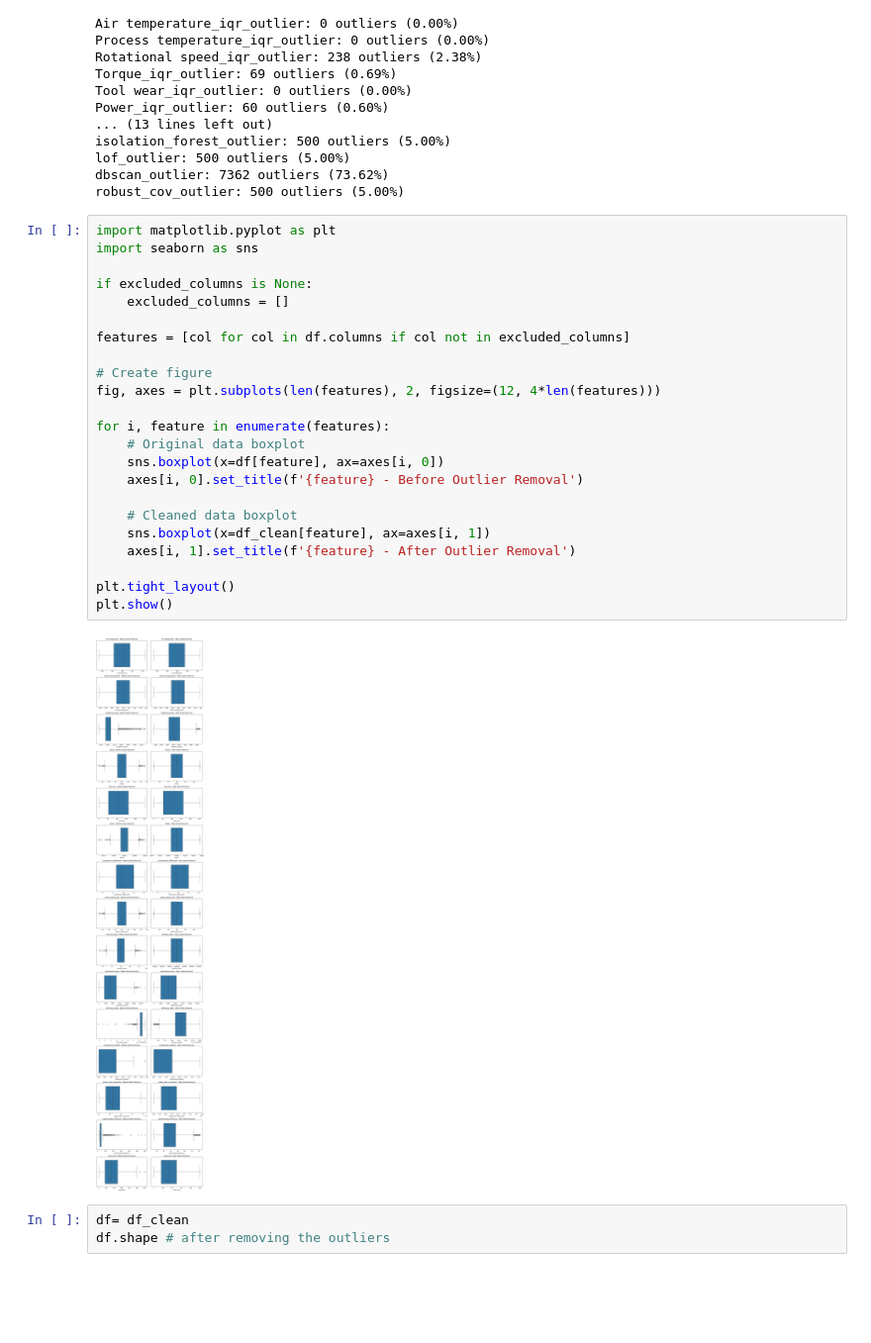
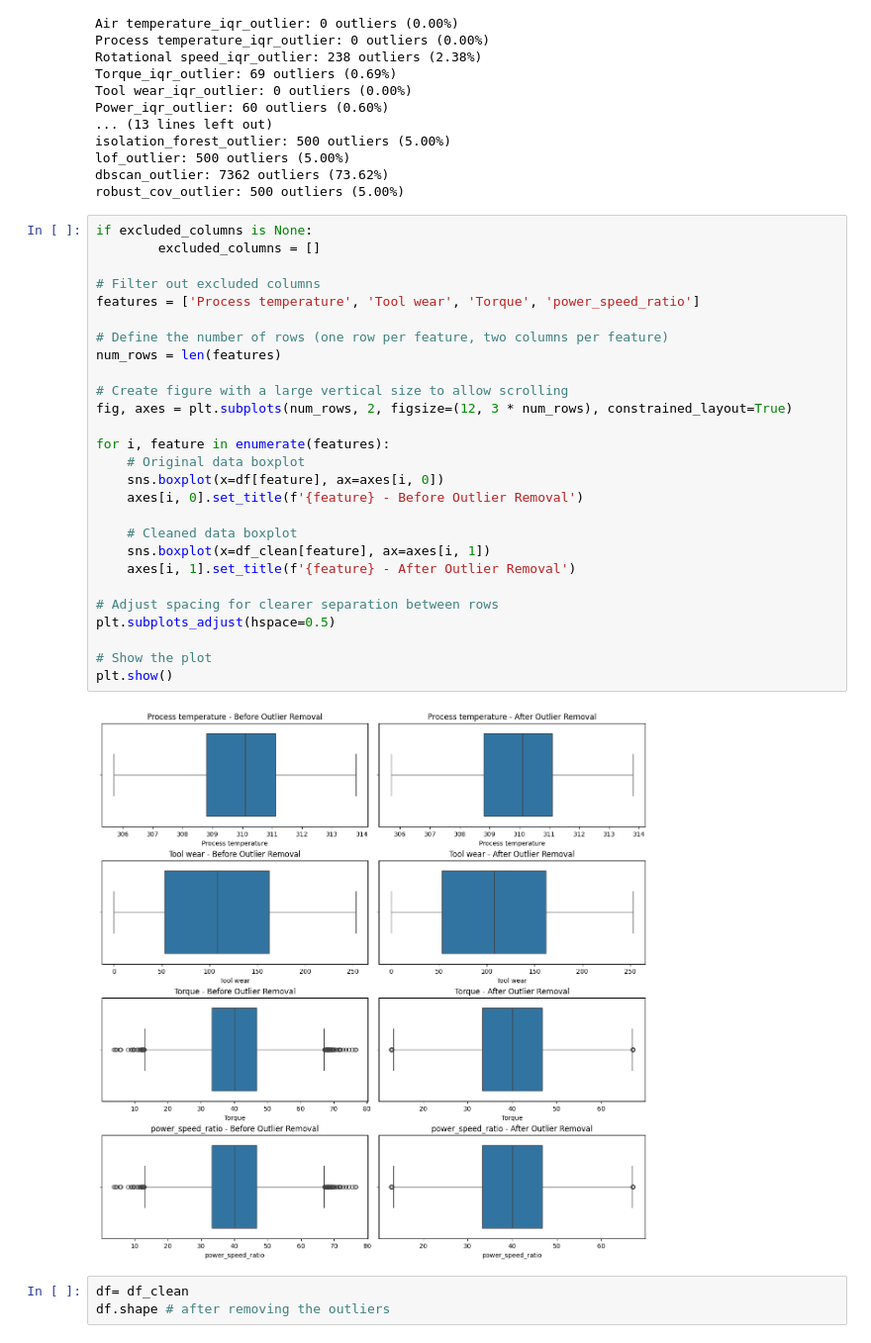
Before and after one commit to Guneshwar24/Stats_analysis, a Jupyter notebook: pre-processing.ipynb, the cells around one changed output. Shown at 99% size. Cells and saved outputs as stored; diff of their text form; blank space fills up the shorter version.

```diff
--- a/pre-processing.ipynb
+++ b/pre-processing.ipynb
@@ -503,30 +503,34 @@ lof_outlier: 500 outliers (5.00%)
 dbscan_outlier: 7362 outliers (73.62%)
 robust_cov_outlier: 500 outliers (5.00%)
 # %%
-import matplotlib.pyplot as plt
-import seaborn as sns
+if excluded_columns is None:
+        excluded_columns = []
 
-if excluded_columns is None:
-    excluded_columns = []
+# Filter out excluded columns
+features = ['Process temperature', 'Tool wear', 'Torque', 'power_speed_ratio']
 
-features = [col for col in df.columns if col not in excluded_columns]
+# Define the number of rows (one row per feature, two columns per feature)
+num_rows = len(features)
 
-# Create figure
-fig, axes = plt.subplots(len(features), 2, figsize=(12, 4*len(features)))
+# Create figure with a large vertical size to allow scrolling
+fig, axes = plt.subplots(num_rows, 2, figsize=(12, 3 * num_rows), constrained_layout=True)
 
 for i, feature in enumerate(features):
     # Original data boxplot
     sns.boxplot(x=df[feature], ax=axes[i, 0])
     axes[i, 0].set_title(f'{feature} - Before Outlier Removal')
 
     # Cleaned data boxplot
     sns.boxplot(x=df_clean[feature], ax=axes[i, 1])
     axes[i, 1].set_title(f'{feature} - After Outlier Removal')
 
-plt.tight_layout()
+# Adjust spacing for clearer separation between rows
+plt.subplots_adjust(hspace=0.5)
+
+# Show the plot
 plt.show()
 # %% [output]
-[figure, old version]
+[figure, new version]
 # %%
 df= df_clean
 df.shape # after removing the outliers
```
Also changed, not shown: parts of 8 cells of this notebook, 23 other files.
